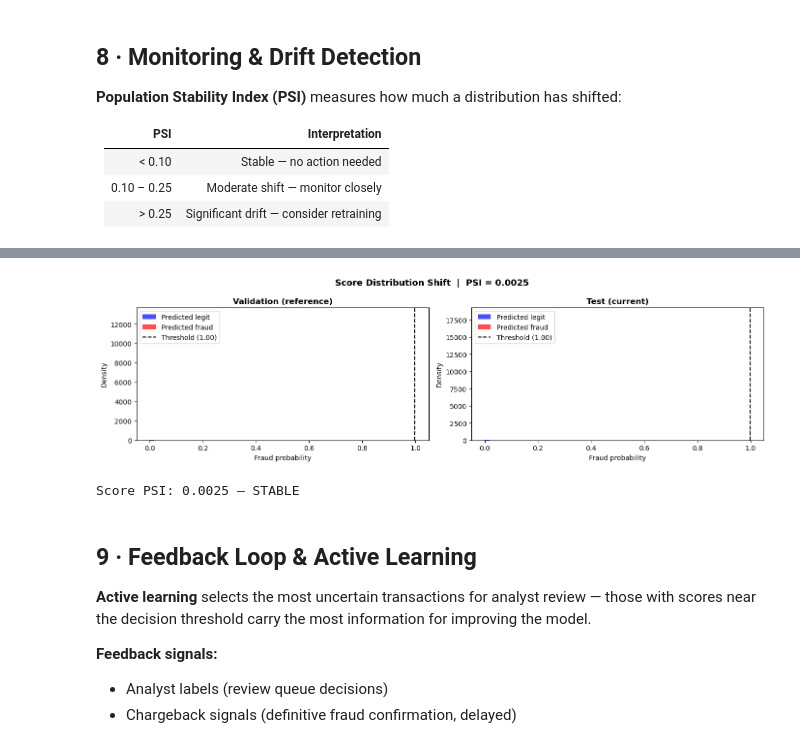
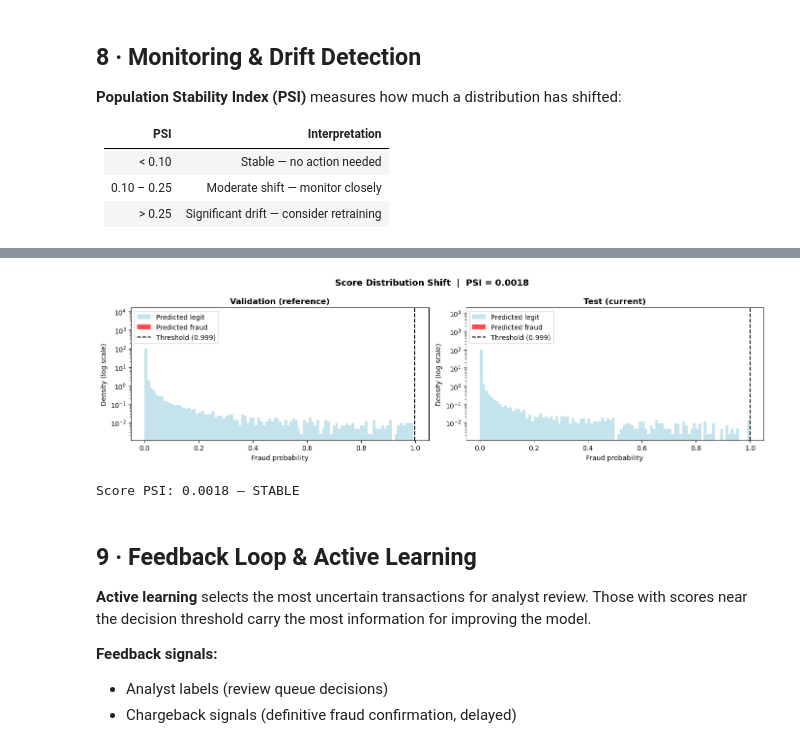
Before and after one commit to Sahar-Salmanz/creditcard_fraud, a Jupyter notebook: src/credit_fraud.ipynb, the cells around one changed output, grey strips where cells are left out. Saved outputs shown, nothing was run; the diff lists cells and outputs as text; code cells hidden in the pictures.

```diff
--- a/src/credit_fraud.ipynb
+++ b/src/credit_fraud.ipynb
@@ -90,7 +93,7 @@ axes[0].bar(["Non Fraud", "Fraud"], counts.values, color=["blue", "red"])
 axes[0].set_title("Class Distribution", fontsize=13, fontweight="bold")
 axes[0].set_ylabel("Count")
 for i, v in enumerate(counts.values):
-    axes[0].text(i, v+500, f"{v:,}", ha="center", fontsize=11)
+    axes[0].text(i, v+550, f"{v:,}", ha="center", fontsize=11, fontweight="bold")
 
 axes[1].pie(counts.values, labels=["Non Fraud", "Fraud"], colors=["blue", "red"], autopct="%1.3f%%", startangle=90, pctdistance=0.6)
 axes[1].set_title(f"Fraud Rate: {fraud_rate:.3f}%", fontsize=13, fontweight="bold")
@@ -200,9 +204,10 @@ Added 9 features. Total columns: 40
 corr = df[engineered_features + ["Class"]].corr()["Class"].drop("Class").sort_values()
 
 fig, ax = plt.subplots(figsize=(10, 5))
-sns.barplot(x=corr.index, y=corr.values, palette="viridis", ax=ax)
+sns.barplot(x=corr.index, y=corr.values, palette="viridis", hue=corr.index, ax=ax)
 ax.set_title("Correlation of Engineered Features with Class", fontsize=13, fontweight="bold")
 ax.set_ylabel("Correlation with Class")
+ax.set_xlabel("Engineered Labels")
 ax.set_xticklabels(ax.get_xticklabels(), rotation=45, ha="right")
 plt.tight_layout()
 plt.show()
@@ -513,12 +516,11 @@ SHAP (SHapley Additive exPlanations)** assigns each feature a contribution score
 # %%
 # Fit SHAP TreeExplainer on XGBoost (best model)
 xgb_model = trained["XGBoost"]
-n_background = min(500, len(X_train))
-background   = X_train[np.random.choice(len(X_train), n_background, replace=False)]
 
-explainer   = shap.TreeExplainer(xgb_model)
-n_shap_test = min(500, len(X_test))
-idx_sample  = np.random.choice(len(X_test), n_shap_test, replace=False)
+explainer = shap.TreeExplainer(xgb_model)
+#n_shap_test = min(500, len(X_test))
+n_shap_test = len(X_test)
+idx_sample = np.random.choice(len(X_test), n_shap_test, replace=False)
 X_test_sample = X_test[idx_sample]
 
 print(f"Computing SHAP values for {n_shap_test} test samples …")
@@ -593,10 +595,10 @@ if sample_idx_in_sample is not None:
     top_k = 8
     top_feat_idx = np.argsort(np.abs(sv))[-top_k:][::-1]
     top_feats = [FEATURES[i] for i in top_feat_idx]
-    top_vals  = sv[top_feat_idx]
+    top_vals = sv[top_feat_idx]
 
     fig, ax = plt.subplots(figsize=(10, 5))
-    colors = ["#F44336" if v > 0 else "#2196F3" for v in top_vals]
+    colors = ["red" if v > 0 else "blue" for v in top_vals]
     ax.barh(top_feats[::-1], top_vals[::-1], color=colors[::-1])
     ax.axvline(0, color="black", linewidth=0.8)
     ax.set_xlabel("SHAP value (impact on fraud prediction)")
@@ -607,5 +609,5 @@ if sample_idx_in_sample is not None:
     plt.tight_layout()
     plt.show()
 else:
-    print("Transaction not in SHAP sample — re-run with larger n_shap_test.")
+    print("Transaction not in SHAP sample. Re-run with larger n_shap_test.")
 # %% [output]
@@ -660,34 +662,34 @@ Features to watch (PSI > 0.10):   0
 # %%
 # Score distribution: val vs test
 val_scores  = trained["XGBoost"].predict_proba(X_val)[:, 1]
 test_scores = trained["XGBoost"].predict_proba(X_test)[:, 1]
 score_psi   = compute_psi(val_scores, test_scores)
 
 fig, axes = plt.subplots(1, 2, figsize=(14, 4))
 threshold  = optimal_thresholds["XGBoost"]
 
 for ax, scores, label in zip(axes, [val_scores, test_scores], ["Validation (reference)", "Test (current)"]):
-    ax.hist(scores[scores < threshold],  bins=60, color="blue", alpha=0.7,
-            density=True, label="Predicted legit")
-    ax.hist(scores[scores >= threshold], bins=20, color="red", alpha=0.7,
-            density=True, label="Predicted fraud")
-    ax.axvline(threshold, color="black", ls="--", label=f"Threshold ({threshold:.2f})")
-    ax.set_xlabel("Fraud probability"); ax.set_ylabel("Density")
-    ax.set_title(label, fontweight="bold"); ax.legend()
+    ax.hist(scores[scores < threshold],  bins=100, color="lightblue", alpha=0.7, density=True, log=True, label="Predicted legit")
+    ax.hist(scores[scores >= threshold], bins=8, color="red", alpha=0.7, density=True, log=True, label="Predicted fraud")
+    ax.axvline(threshold, color="black", ls="--", label=f"Threshold ({threshold:.3f})")
+    ax.set_xlabel("Fraud probability")
+    ax.set_ylabel("Density (log scale)")
+    ax.set_title(label, fontweight="bold")
+    ax.legend()
 
 plt.suptitle(f"Score Distribution Shift  |  PSI = {score_psi:.4f}", fontsize=13, fontweight="bold")
 plt.tight_layout()
 plt.show()
 print(f"Score PSI: {score_psi:.4f} — {'STABLE' if score_psi < 0.10 else 'WATCH' if score_psi < 0.25 else 'DRIFT'}")
 # %% [output]
-[figure, old version]
+[figure, new version]
-Score PSI: 0.0025 — STABLE
+Score PSI: 0.0018 — STABLE
 # %% [markdown]
 ## 9 · Feedback Loop & Active Learning
 
-**Active learning** selects the most uncertain transactions for analyst review — those with scores near the decision threshold carry the most information for improving the model.
+__Active learning__ selects the most uncertain transactions for analyst review. Those with scores near the decision threshold carry the most information for improving the model.
 
-**Feedback signals:**
+__Feedback signals:__
 - Analyst labels (review queue decisions)
 - Chargeback signals (definitive fraud confirmation, delayed)
 # %%
```
Also changed, not shown: parts of 29 cells of this notebook.
